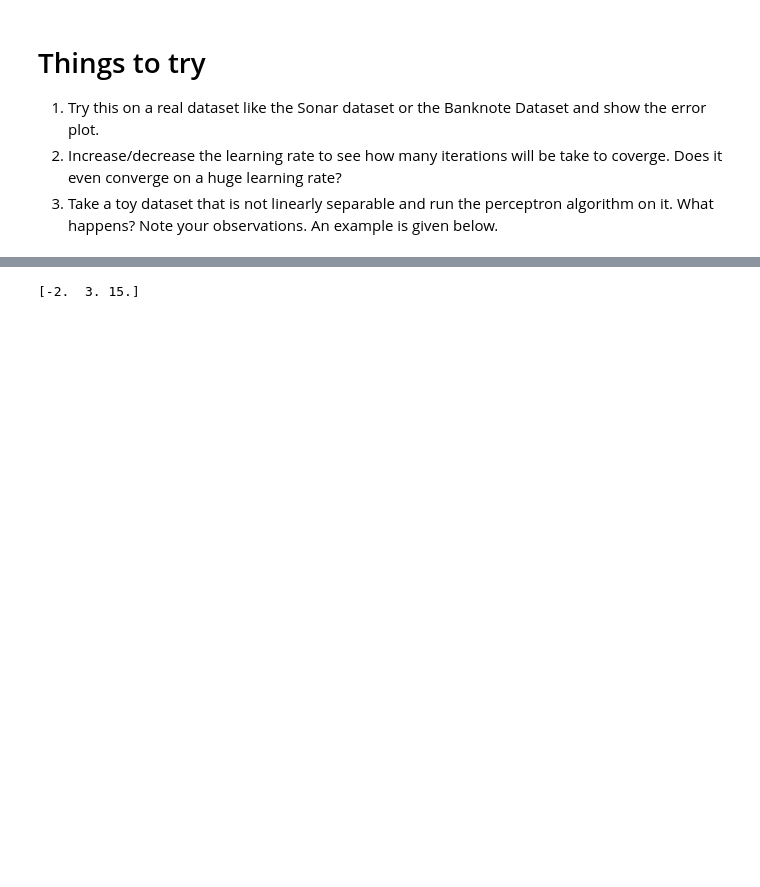
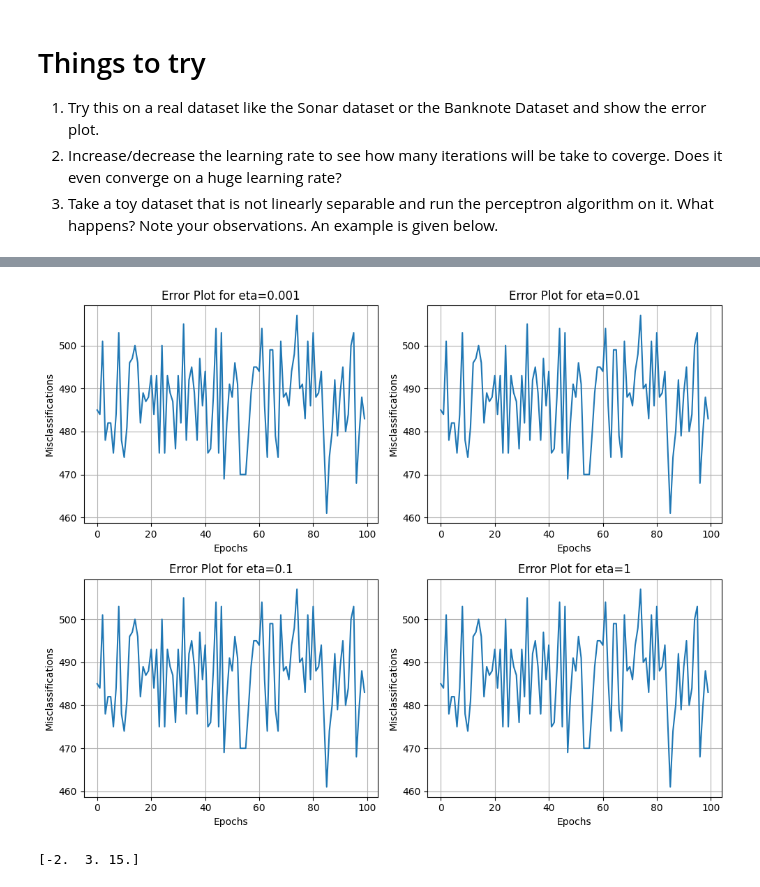
Before and after one commit to Sruthi1606/AI-ML, a Jupyter notebook: AIML_Module_4_Lab_1_Perceptron_and_Gradient_Descent.ipynb, the cells around one changed output, grey strips where cells are left out. Cells and saved outputs as stored; diff of their text form; code cells hidden in the pictures; blank space fills up the shorter version.

```diff
--- a/AIML_Module_4_Lab_1_Perceptron_and_Gradient_Descent.ipynb
+++ b/AIML_Module_4_Lab_1_Perceptron_and_Gradient_Descent.ipynb
@@ -137 +228,56 @@ As you can see, our algorithm has correctly classified all the samples. The deci
+# %%
+import numpy as np
+import matplotlib.pyplot as plt
+from sklearn.datasets import fetch_openml
+from sklearn.model_selection import train_test_split
+from sklearn.preprocessing import StandardScaler
+
+def perceptron_algo(X, Y, eta=0.01, epochs=100):
+    w = np.zeros(X.shape[1])  # Initialize weights
+    errors = []  # To keep track of errors per epoch
+
+    for epoch in range(epochs):
+        errors_in_epoch = 0
+        for i in range(len(X)):
+            # Update weights if there is a misclassification
+            if (np.dot(X[i], w) * Y.iloc[i]) <= 0:
+                w = w + eta * X[i] * Y.iloc[i]
+                errors_in_epoch += 1
+        # Append the error count for the current epoch
+        errors.append(errors_in_epoch)
+
+    return w, errors
+
+# Load the Banknote Authentication dataset (already preprocessed CSV)
+data = fetch_openml(name='banknote-authentication', version=1)
+X = data.data
+y = data.target.astype(int)  # Convert target variable to integer type
+
+# Split data into training and testing sets
+X_train, X_test, y_train, y_test = train_test_split(X, y, test_size=0.3, random_state=42)
+
+# Standardize features (important for Perceptron)
+scaler = StandardScaler()
+X_train = scaler.fit_transform(X_train)
+X_test = scaler.transform(X_test)
+
+# Set of learning rates to test
+learning_rates = [0.001, 0.01, 0.1, 1]
+
+# Create subplots for each learning rate
+plt.figure(figsize=(10, 8))
+
+for idx, eta in enumerate(learning_rates):
+    w, errors = perceptron_algo(X_train, y_train, eta=eta, epochs=100)
+    plt.subplot(2, 2, idx + 1)
+    plt.plot(errors)
+    plt.title(f'Error Plot for eta={eta}')
+    plt.xlabel('Epochs')
+    plt.ylabel('Misclassifications')
+    plt.grid(True)
+
+plt.tight_layout()
+plt.show()
+# %% [output]
+[figure, added]
 # %%
```
Also changed, not shown: parts of 5 cells of this notebook.
